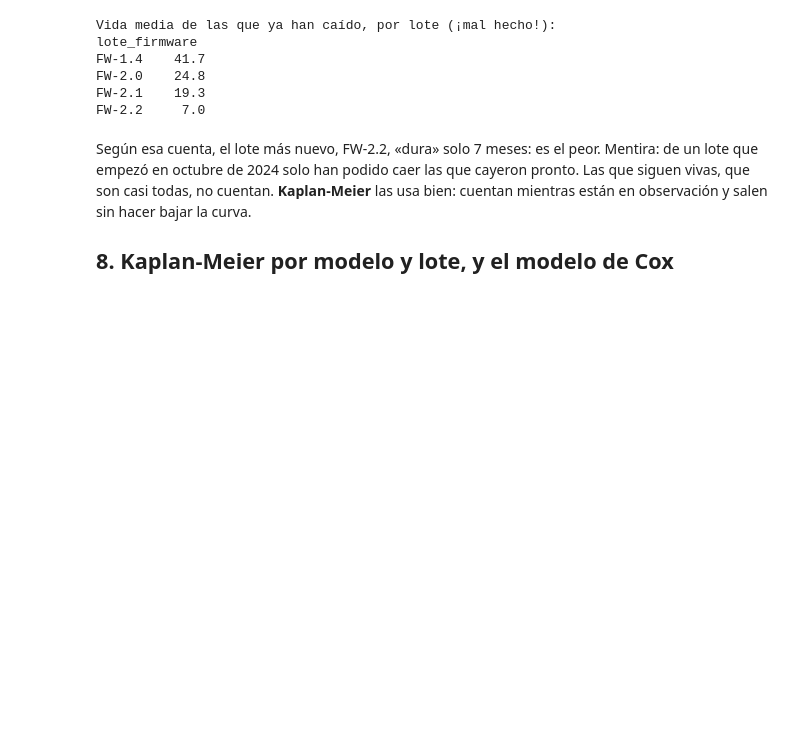
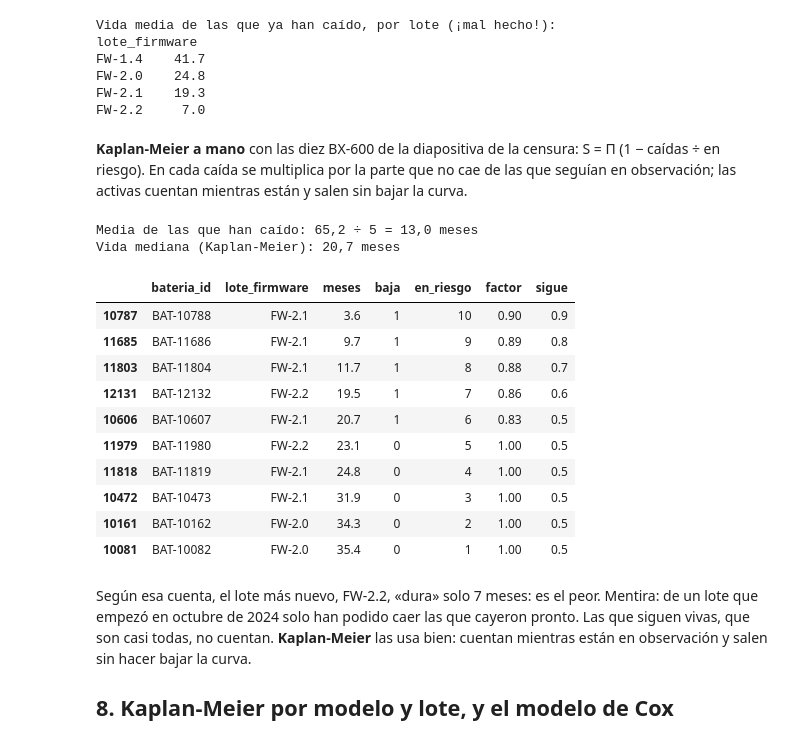
Before and after one commit to castrorbea/curso-analitica-cuadernos, a Jupyter notebook: cuadernos/avanzado/av05_fallo_baterias.ipynb, the cells around one changed output. Cells and saved outputs as stored; diff of their text form; code cells hidden in the pictures; blank space fills up the shorter version.

Commit message:
Avanzado: cuadernos con las cuentas de las fórmulas integradas en las presentaciones
Co-Authored-By: Claude Opus 5.5 <noreply@anthropic.com>

```diff
--- a/cuadernos/avanzado/av05_fallo_baterias.ipynb
+++ b/cuadernos/avanzado/av05_fallo_baterias.ipynb
@@ -309,6 +338,35 @@ FW-1.4    41.7
 FW-2.0    24.8
 FW-2.1    19.3
 FW-2.2     7.0
+# %% [markdown]
+**Kaplan-Meier a mano** con las diez BX-600 de la diapositiva de la censura: S = Π (1 − caídas ÷ en riesgo).
+En cada caída se multiplica por la parte que no cae de las que seguían en observación; las activas cuentan
+mientras están y salen sin bajar la curva.
+# %%
+diez = ["BAT-10082", "BAT-10162", "BAT-10473", "BAT-10607", "BAT-10788",
+        "BAT-11819", "BAT-11804", "BAT-11686", "BAT-11980", "BAT-12132"]
+km = inventario[inventario["bateria_id"].isin(diez)].sort_values("meses")[["bateria_id", "lote_firmware", "meses", "baja"]]
+km["en_riesgo"] = np.arange(len(km), 0, -1)
+km["factor"] = np.where(km["baja"] == 1, 1 - 1 / km["en_riesgo"], 1.0)
+km["sigue"] = km["factor"].cumprod()
+print(f"Media de las que han caído: {n(km.loc[km['baja'] == 1, 'meses'].sum(), 1)} ÷ {km['baja'].sum()} = "
+      f"{n(km.loc[km['baja'] == 1, 'meses'].mean(), 1)} meses")
+print(f"Vida mediana (Kaplan-Meier): {n(km.loc[km['sigue'] <= 0.5, 'meses'].iloc[0], 1)} meses")
+km.round(2)
+# %% [output]
+Media de las que han caído: 65,2 ÷ 5 = 13,0 meses
+Vida mediana (Kaplan-Meier): 20,7 meses
+|  | bateria_id | lote_firmware | meses | baja | en_riesgo | factor | sigue |
+| 10787 | BAT-10788 | FW-2.1 | 3.6 | 1 | 10 | 0.90 | 0.9 |
+| 11685 | BAT-11686 | FW-2.1 | 9.7 | 1 | 9 | 0.89 | 0.8 |
+| 11803 | BAT-11804 | FW-2.1 | 11.7 | 1 | 8 | 0.88 | 0.7 |
+| 12131 | BAT-12132 | FW-2.2 | 19.5 | 1 | 7 | 0.86 | 0.6 |
+| 10606 | BAT-10607 | FW-2.1 | 20.7 | 1 | 6 | 0.83 | 0.5 |
+| 11979 | BAT-11980 | FW-2.2 | 23.1 | 0 | 5 | 1.00 | 0.5 |
+| 11818 | BAT-11819 | FW-2.1 | 24.8 | 0 | 4 | 1.00 | 0.5 |
+| 10472 | BAT-10473 | FW-2.1 | 31.9 | 0 | 3 | 1.00 | 0.5 |
+| 10161 | BAT-10162 | FW-2.0 | 34.3 | 0 | 2 | 1.00 | 0.5 |
+| 10081 | BAT-10082 | FW-2.0 | 35.4 | 0 | 1 | 1.00 | 0.5 |
 # %% [markdown]
 Según esa cuenta, el lote más nuevo, FW-2.2, «dura» solo 7 meses: es el peor. Mentira: de un lote que empezó
 en octubre de 2024 solo han podido caer las que cayeron pronto. Las que siguen vivas, que son casi todas, no
```
Also changed, not shown: parts of 3 cells of this notebook, 11 other files.
